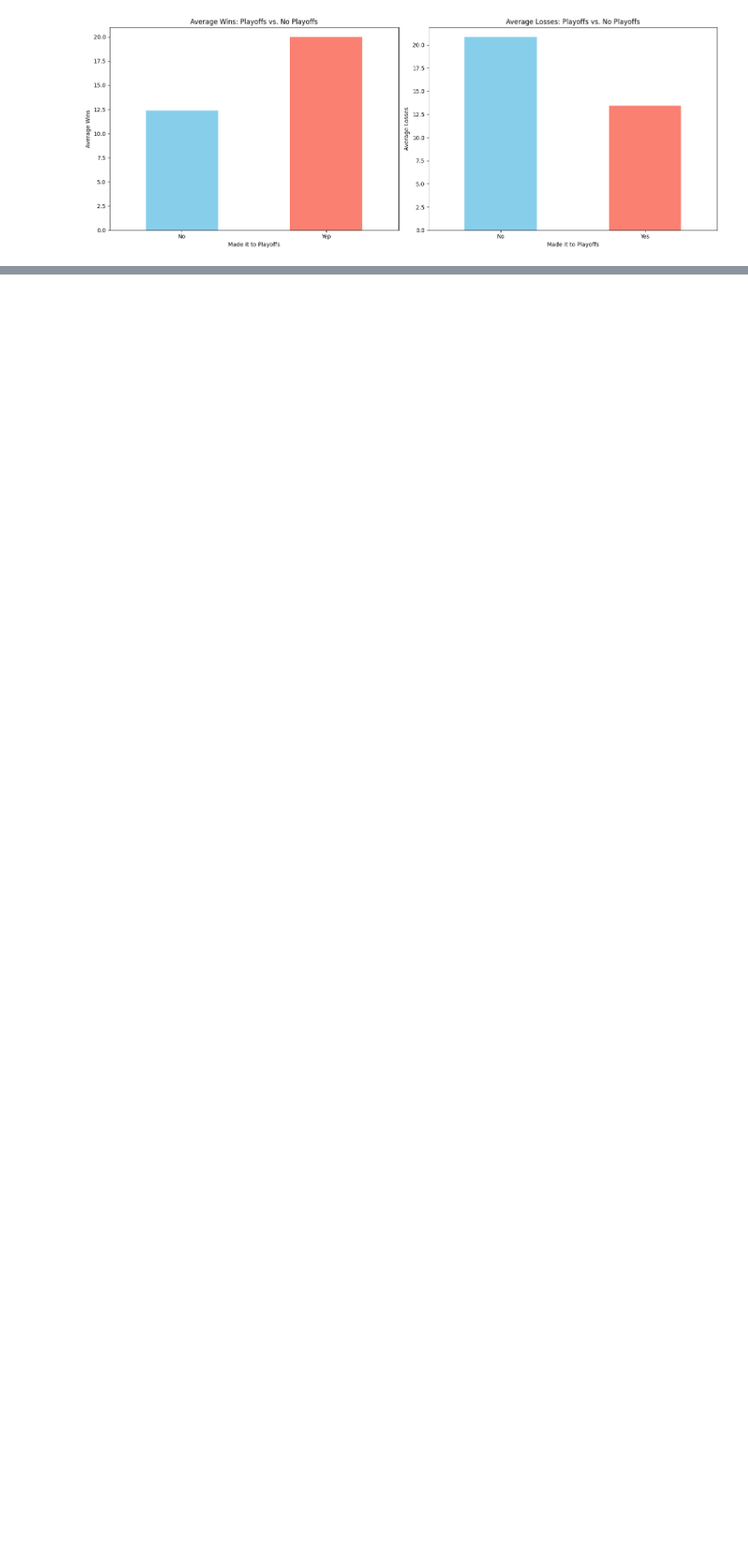
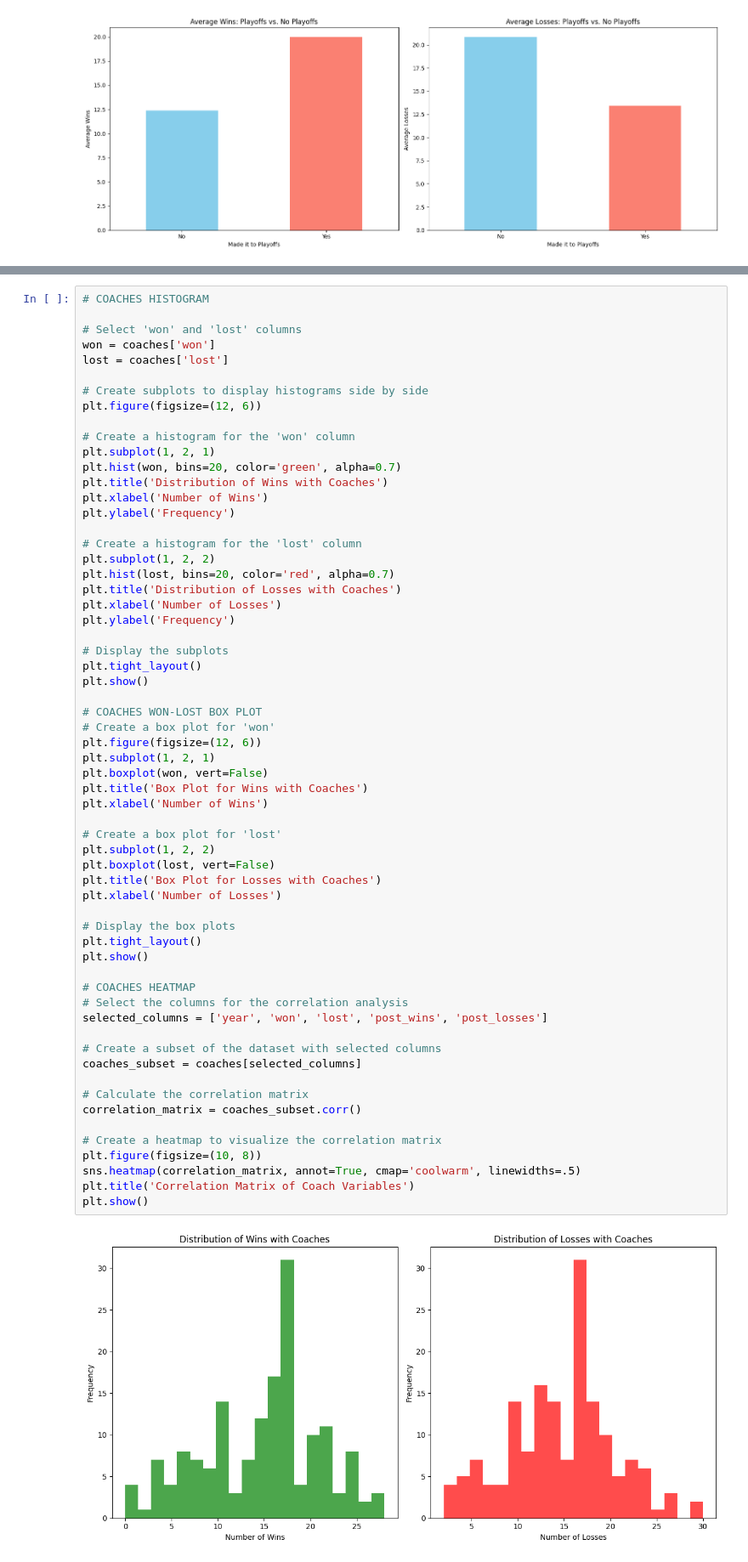
Before and after one commit to Pedro-CAB/AC-Project, a Jupyter notebook: data_analysis.ipynb, the cells around one changed output, grey strips where cells are left out. Shown at 85% size. Cells and saved outputs as stored; diff of their text form; blank space fills up the shorter version.

```diff
--- a/data_analysis.ipynb
+++ b/data_analysis.ipynb
@@ -634,0 +657,63 @@ plt.show()
+# %%
+# COACHES HISTOGRAM
+
+# Select 'won' and 'lost' columns
+won = coaches['won']
+lost = coaches['lost']
+
+# Create subplots to display histograms side by side
+plt.figure(figsize=(12, 6))
+
+# Create a histogram for the 'won' column
+plt.subplot(1, 2, 1)
+plt.hist(won, bins=20, color='green', alpha=0.7)
+plt.title('Distribution of Wins with Coaches')
+plt.xlabel('Number of Wins')
+plt.ylabel('Frequency')
+
+# Create a histogram for the 'lost' column
+plt.subplot(1, 2, 2)
+plt.hist(lost, bins=20, color='red', alpha=0.7)
+plt.title('Distribution of Losses with Coaches')
+plt.xlabel('Number of Losses')
+plt.ylabel('Frequency')
+
+# Display the subplots
+plt.tight_layout()
+plt.show()
+
+# COACHES WON-LOST BOX PLOT
+# Create a box plot for 'won'
+plt.figure(figsize=(12, 6))
+plt.subplot(1, 2, 1)
+plt.boxplot(won, vert=False)
+plt.title('Box Plot for Wins with Coaches')
+plt.xlabel('Number of Wins')
+
+# Create a box plot for 'lost'
+plt.subplot(1, 2, 2)
+plt.boxplot(lost, vert=False)
+plt.title('Box Plot for Losses with Coaches')
+plt.xlabel('Number of Losses')
+
+# Display the box plots
+plt.tight_layout()
+plt.show()
+
+# COACHES HEATMAP
+# Select the columns for the correlation analysis
+selected_columns = ['year', 'won', 'lost', 'post_wins', 'post_losses']
+
+# Create a subset of the dataset with selected columns
+coaches_subset = coaches[selected_columns]
+
+# Calculate the correlation matrix
+correlation_matrix = coaches_subset.corr()
+
+# Create a heatmap to visualize the correlation matrix
+plt.figure(figsize=(10, 8))
+sns.heatmap(correlation_matrix, annot=True, cmap='coolwarm', linewidths=.5)
+plt.title('Correlation Matrix of Coach Variables')
+plt.show()
+# %% [output]
+[figure, added]
```
Also changed, not shown: parts of 6 cells of this notebook.
